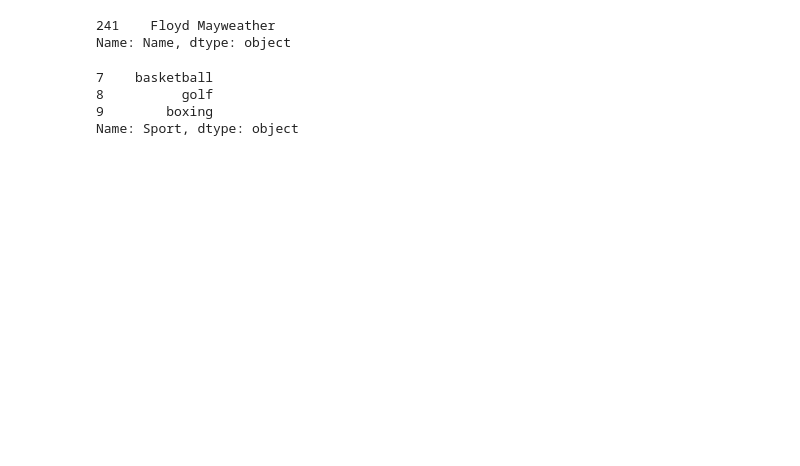
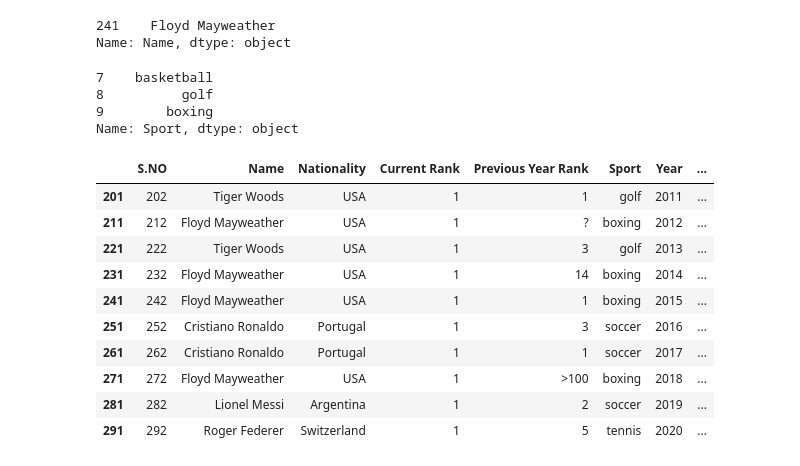
Before and after one commit to amandamoreyra/atlantico-bootcamp-cd, a Jupyter notebook: notebooks/atividade-05/analise-exploratoria-de-dados.ipynb, the cells around one changed output. Saved outputs shown, nothing was run; the diff lists cells and outputs as text; code cells hidden in the pictures; blank space fills up the shorter version.

```diff
--- a/notebooks/atividade-05/analise-exploratoria-de-dados.ipynb
+++ b/notebooks/atividade-05/analise-exploratoria-de-dados.ipynb
@@ -123,3 +141,18 @@ df.Sport[df['earnings ($ million)'] == df['earnings ($ million)'].min()]
 8          golf
 9        boxing
 Name: Sport, dtype: object
+# %%
+# Ranking 1 nos últimos dez ano
+df[df['Current Rank'] == 1][-10:]
+# %% [output]
+|  | S.NO | Name | Nationality | Current Rank | Previous Year Rank | Sport | Year | ... |
+| 201 | 202 | Tiger Woods | USA | 1 | 1 | golf | 2011 | ... |
+| 211 | 212 | Floyd Mayweather | USA | 1 | ? | boxing | 2012 | ... |
+| 221 | 222 | Tiger Woods | USA | 1 | 3 | golf | 2013 | ... |
+| 231 | 232 | Floyd Mayweather | USA | 1 | 14 | boxing | 2014 | ... |
+| 241 | 242 | Floyd Mayweather | USA | 1 | 1 | boxing | 2015 | ... |
+| 251 | 252 | Cristiano Ronaldo | Portugal | 1 | 3 | soccer | 2016 | ... |
+| 261 | 262 | Cristiano Ronaldo | Portugal | 1 | 1 | soccer | 2017 | ... |
+| 271 | 272 | Floyd Mayweather | USA | 1 | >100 | boxing | 2018 | ... |
+| 281 | 282 | Lionel Messi | Argentina | 1 | 2 | soccer | 2019 | ... |
+| 291 | 292 | Roger Federer | Switzerland | 1 | 5 | tennis | 2020 | ... |
```
Also changed, not shown: parts of 15 cells of this notebook.
